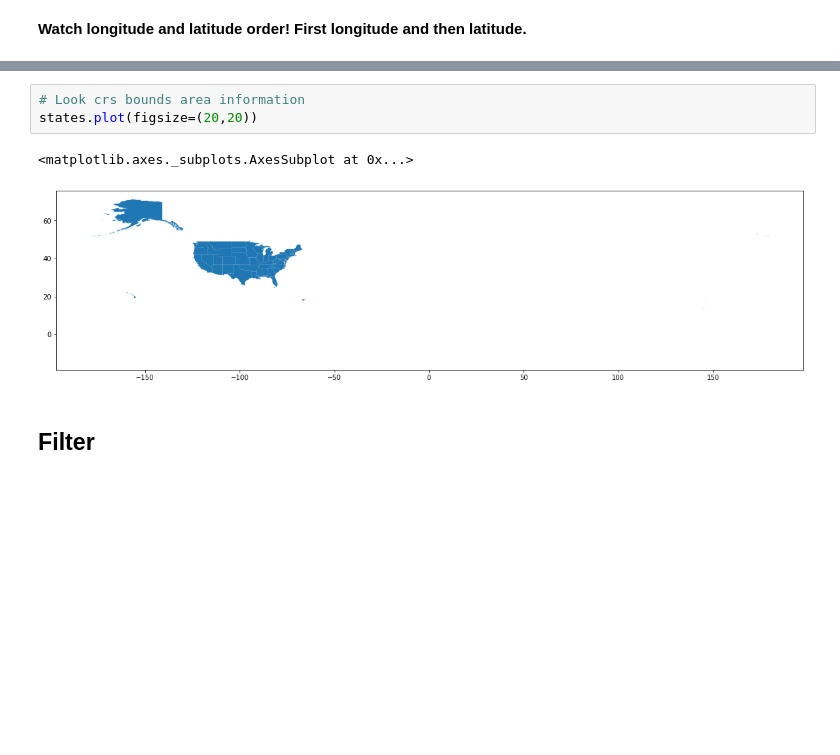
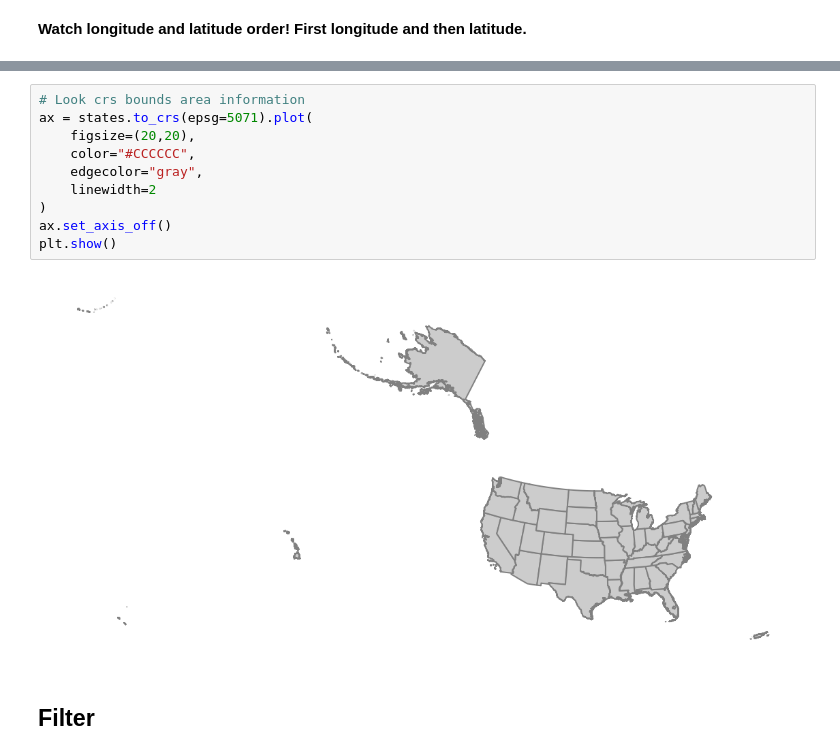
Before and after one commit to iamonmars/notebooks, a Jupyter notebook: basics/geopandas/Geopandas.ipynb, the cells around one changed output, grey strips where cells are left out. Cells and saved outputs as stored; diff of their text form; blank space fills up the shorter version.

Commit message:
Create new plots and add New York data

```diff
--- a/basics/geopandas/Geopandas.ipynb
+++ b/basics/geopandas/Geopandas.ipynb
@@ -59,9 +64,15 @@ Datum: North American Datum 1983
 # %%
 # Look crs bounds area information
-states.plot(figsize=(20,20))
+ax = states.to_crs(epsg=5071).plot(
+    figsize=(20,20),
+    color="#CCCCCC",
+    edgecolor="gray",
+    linewidth=2
+)
+ax.set_axis_off()
+plt.show()
 # %% [output]
-<matplotlib.axes._subplots.AxesSubplot at 0x...>
-[figure, old version]
+[figure, new version]
 # %% [markdown]
 ## Filter
 # %%
```
Also changed, not shown: parts of 18 cells of this notebook, 4 other files.
